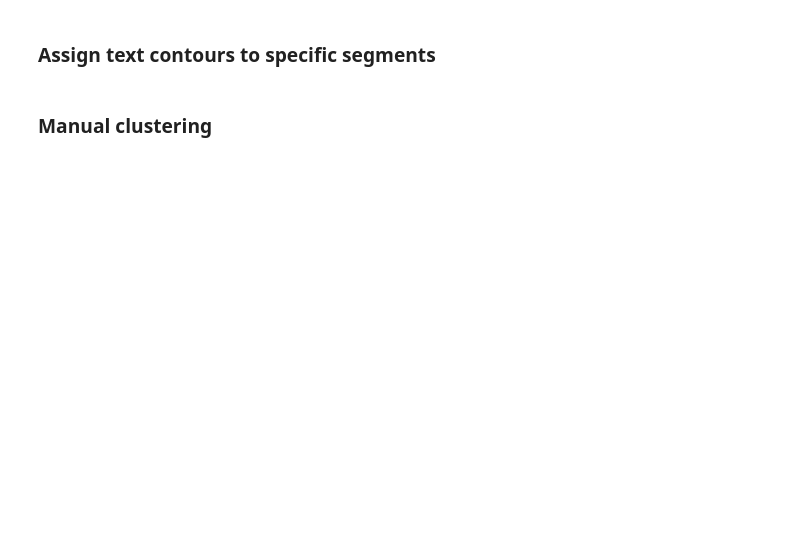
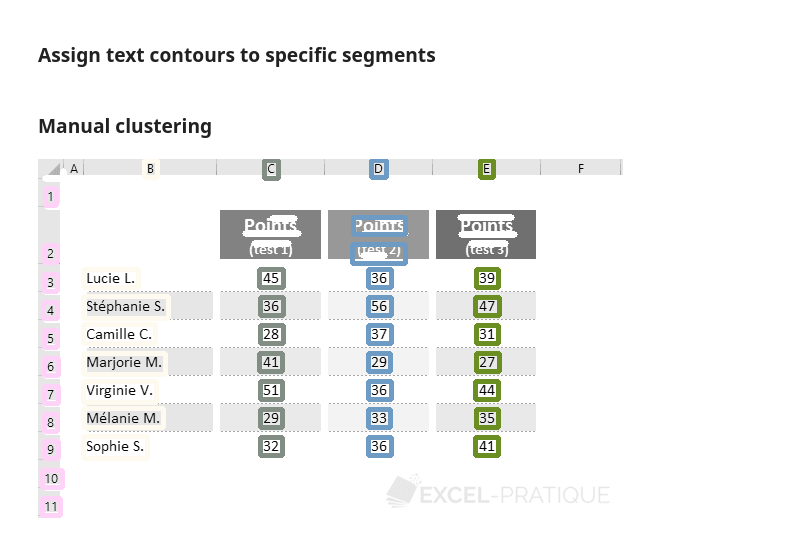
Before and after one commit to xavctn/img2table, a Jupyter notebook: examples/Borderless tables.ipynb, the cells around one changed output. Drawn from its saved outputs; the diff is of its cells as text; code cells hidden in the pictures; blank space fills up the shorter version.

```diff
--- a/examples/Borderless tables.ipynb
+++ b/examples/Borderless tables.ipynb
@@ -25,5 +20,5 @@ def get_color():
 # %%
-img = Image(r"C:\Users\xavca\Pictures\test_2.png")
+img = Image(r"C:\Users\xavca\Pictures\test_excel.png")
 ocr = TesseractOCR()
 ocr_df = ocr.of(img)
 dpi = 200
@@ -65,6 +60,8 @@ for c in contours:
 white_img = np.zeros(img.shape, dtype=np.uint8)
 white_img.fill(255)
 
-white_img[largest_contour.y1:largest_contour.y2, largest_contour.x1:largest_contour.x2] = img_no_lines[largest_contour.y1:largest_contour.y2, largest_contour.x1:largest_contour.x2]
+# Add contour from original image
+cropped_img = img_no_lines[largest_contour.y1:largest_contour.y2, largest_contour.x1:largest_contour.x2]
+white_img[largest_contour.y1:largest_contour.y2, largest_contour.x1:largest_contour.x2] = cropped_img
 # %%
 PILImage.fromarray(white_img)
@@ -129,30 +132,35 @@ def aligned_cells(cell_1, cell_2):
     return left_aligned(cell_1, cell_2) or right_aligned(cell_1, cell_2) or center_aligned(cell_1, cell_2)
 
 
 width = img.shape[1]
 
 for segment in dict_segments.values():
     cells = sorted(set(segment), key=lambda c: (c.y1, c.x1))
 
     clusters = list()
     for i in range(len(cells)):
         for j in range(i + 1, len(cells)):
             aligned = aligned_cells(cells[i], cells[j])
             # If cells are adjacent, find matching clusters
             if aligned:
                 matching_clusters = [idx for idx, cl in enumerate(clusters) if {i, j}.intersection(cl)]
                 if matching_clusters:
                     remaining_clusters = [cl for idx, cl in enumerate(clusters) if idx not in matching_clusters]
                     new_cluster = {i, j}.union(*[cl for idx, cl in enumerate(clusters) if idx in matching_clusters])
                     clusters = remaining_clusters + [new_cluster]
                 else:
                     clusters.append({i, j})
 
     clusters = [merge_contours(contours=[cells[idx] for idx in cl]) for cl in clusters]
 
+    # Order clusters by horizontal position
+    clusters = sorted(clusters, key=lambda cl: np.mean([c.x1 + c.x2 for c in cl]))
+
     for clust in clusters:
         color = get_color()
         for cnt in clust:
             cv2.rectangle(display_img, (cnt.x1, cnt.y1), (cnt.x2, cnt.y2), color, 3)
 
 PILImage.fromarray(display_img)
+# %% [output]
+[figure, added]
```
Also changed, not shown: parts of 6 cells of this notebook, 6 other files.
